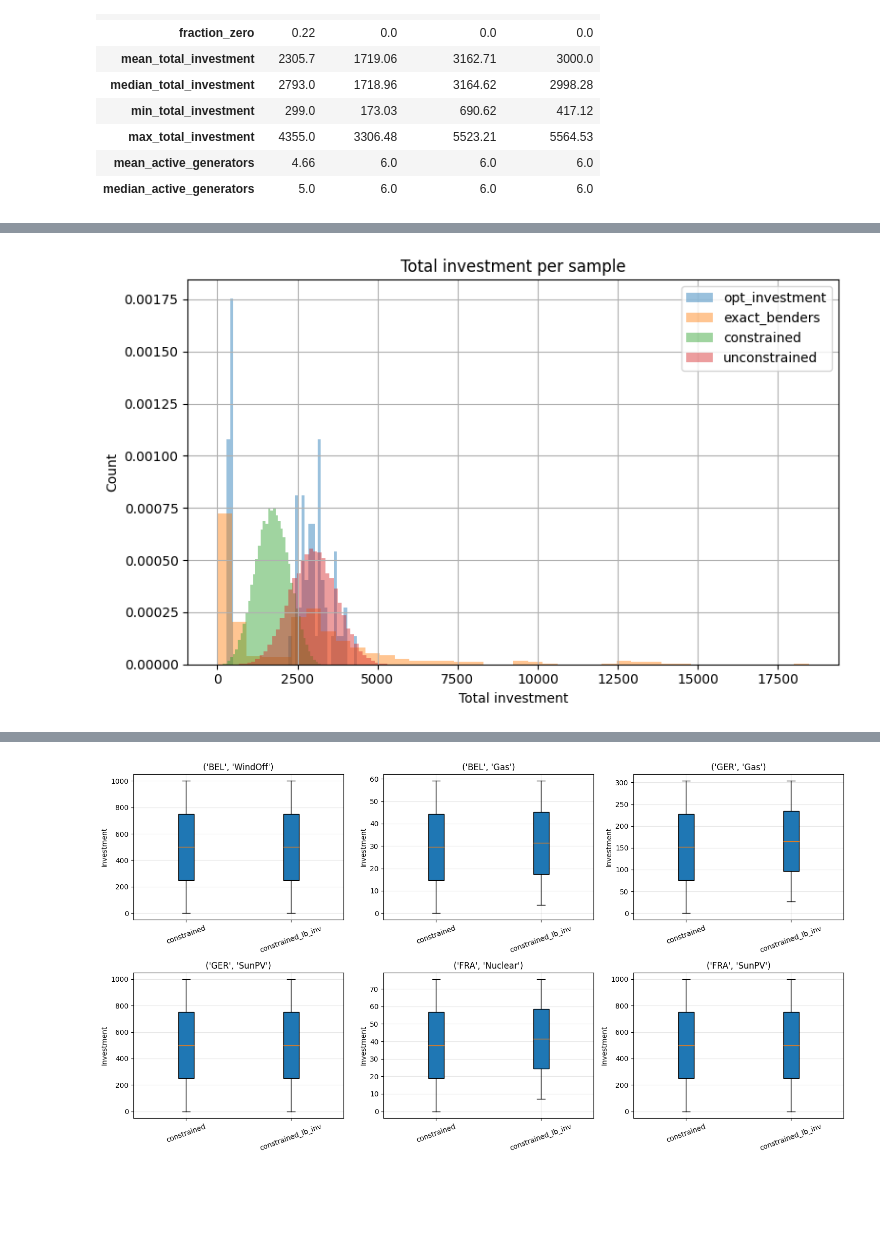
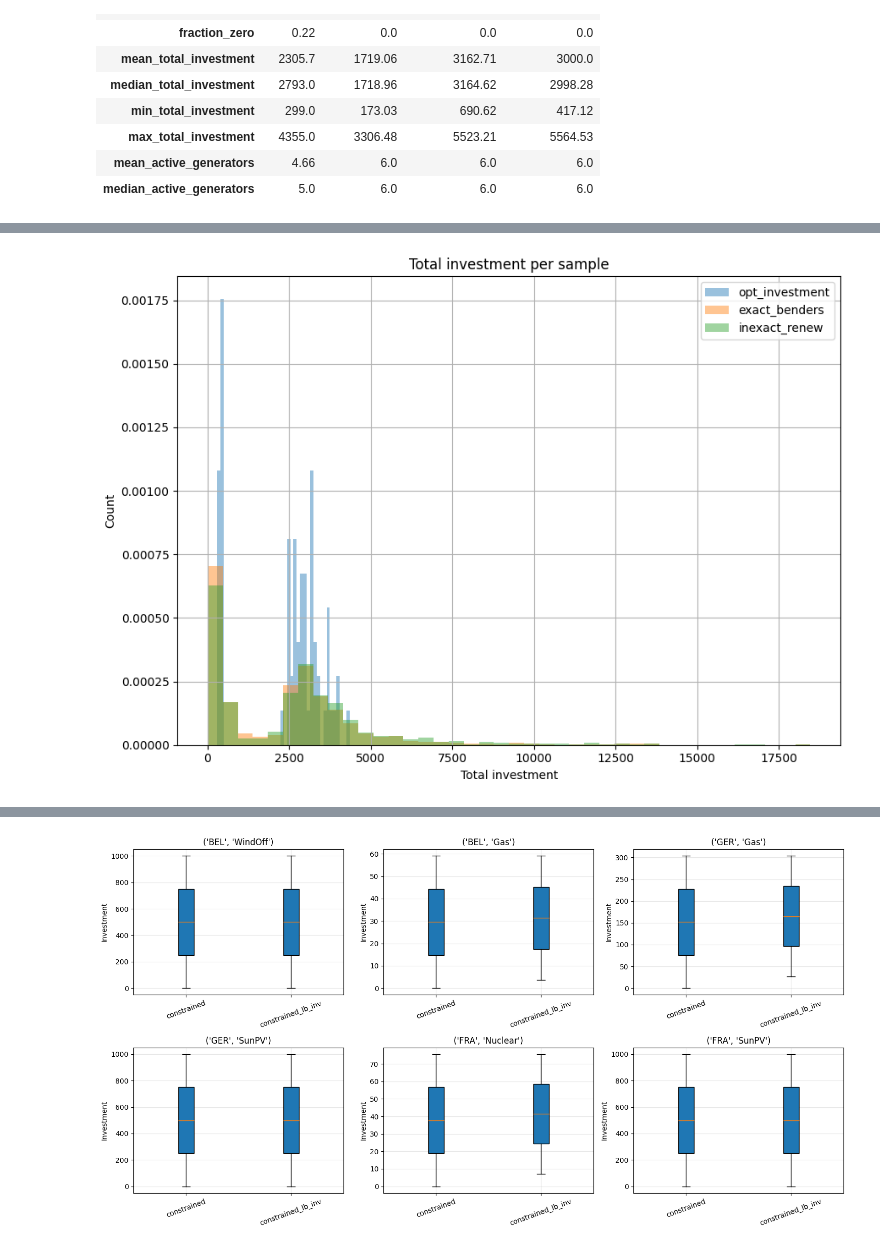
Before and after one commit to PeterrHH/ML-Enhanced-Benders, a Jupyter notebook: data_visualise.ipynb, the cells around one changed output, grey strips where cells are left out. Drawn from its saved outputs; the diff is of its cells as text; code cells hidden in the pictures; blank space fills up the shorter version.

Commit message:
Add flexible renewabels bound

```diff
--- a/data_visualise.ipynb
+++ b/data_visualise.ipynb
@@ -278,0 +301,4 @@ exact_inv.shape
+# %%
+inexact_noLB_renew_path = "outputs/Benders/3Node/iter_logs_inexact_refine_ConstraintRenewablesUBFlex"
+inexact_renew_inv = load_dist_investment(folder_path=inexact_noLB_renew_path)
+inexact_renew_inv.shape
@@ -438,7 +464,7 @@ import numpy as np
 import matplotlib.pyplot as plt
 
 def plot_total_investment_hist(investment_sets, bins=40, title="Total investment per sample"):
-    plt.figure(figsize=(8, 5))
+    plt.figure(figsize=(9, 6.5))
 
     for name, inv in investment_sets.items():
         inv = np.asarray(inv, dtype=float)
@@ -455,10 +481,12 @@ def plot_total_investment_hist(investment_sets, bins=40, title="Total investment
 # %%
 plot_total_investment_hist({
     "opt_investment": opt_investment,
+
     "exact_benders":exact_inv,
-    "constrained": constrained_inv,
-    # "constrained_lb_inv": constrained_lb_inv,
-    "unconstrained": unconstrained_inv,
+    "inexact_renew": inexact_renew_inv,
+    # "constrained": constrained_inv,
+    # # "constrained_lb_inv": constrained_lb_inv,
+    # "unconstrained": unconstrained_inv,
 })
 # %% [output]
-[figure, old version]
+[figure, new version]
```
Also changed, not shown: parts of 8 cells of this notebook, 6 other files.
